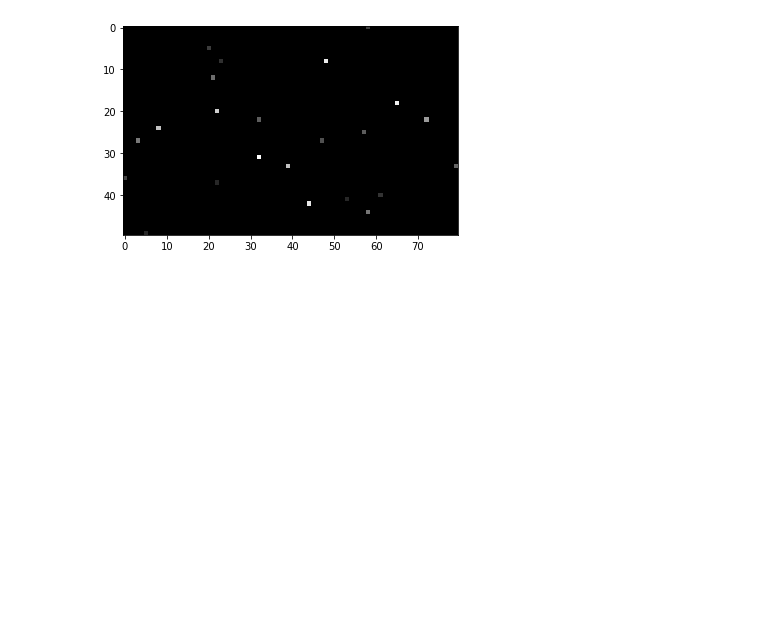
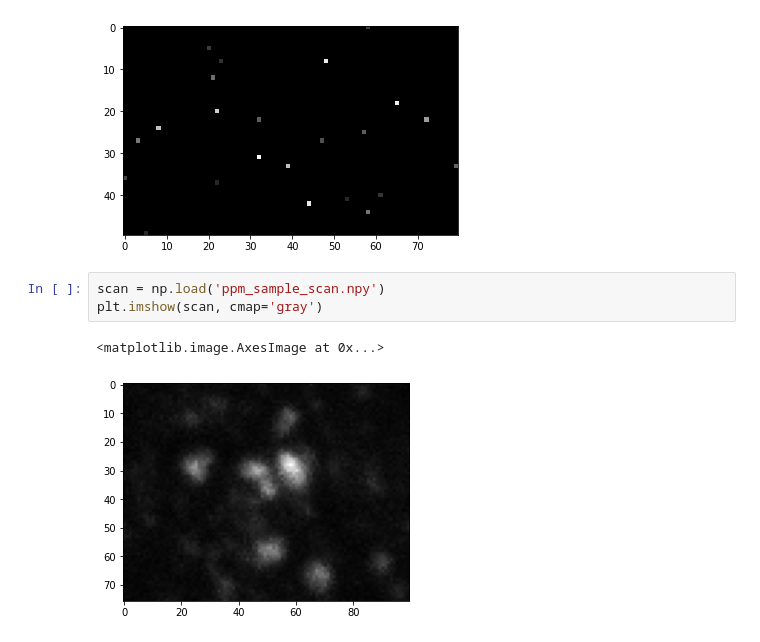
Before and after one commit to qt3uw/qt3-utils, a Jupyter notebook: examples/load_saved_piezoscan.ipynb, the cells around one changed output. Saved outputs shown, nothing was run; the diff lists cells and outputs as text; blank space fills up the shorter version.

Commit message:
add real data example scan

```diff
--- a/examples/load_saved_piezoscan.ipynb
+++ b/examples/load_saved_piezoscan.ipynb
@@ -27,3 +27,9 @@ plt.imshow(scan, cmap='gray')
 # %% [output]
 <matplotlib.image.AxesImage at 0x...>
 [figure]
+# %%
+scan = np.load('ppm_sample_scan.npy')
+plt.imshow(scan, cmap='gray')
+# %% [output]
+<matplotlib.image.AxesImage at 0x...>
+[figure, added]
```
Also changed, not shown: 1 other file.
